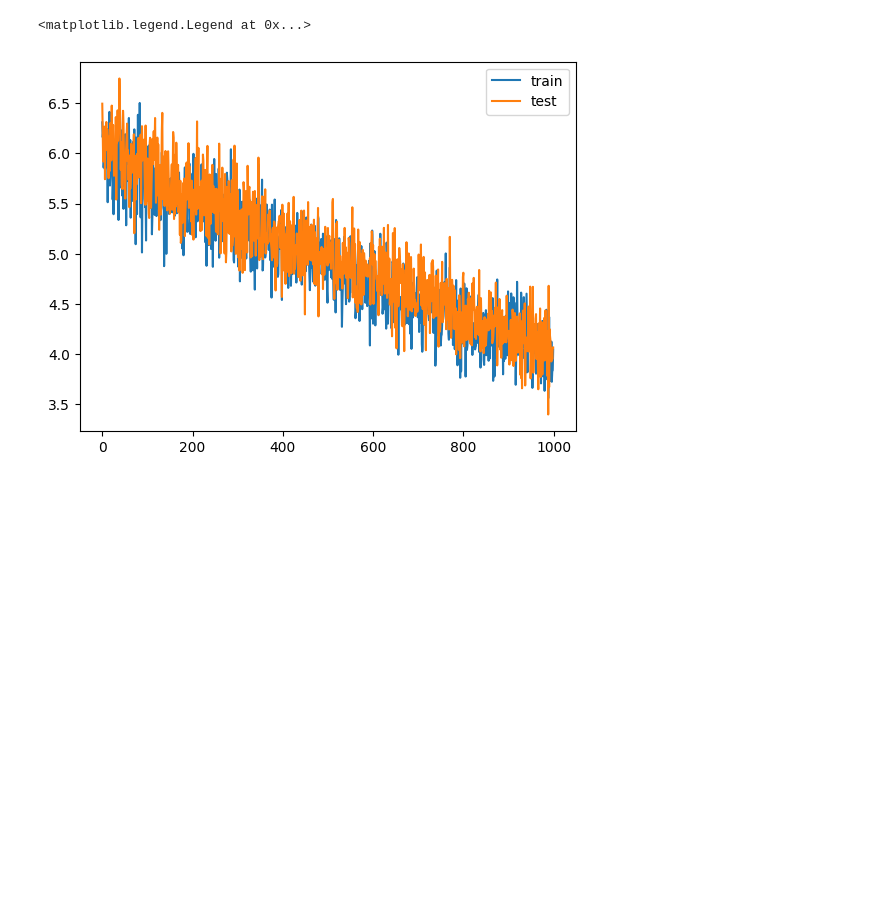
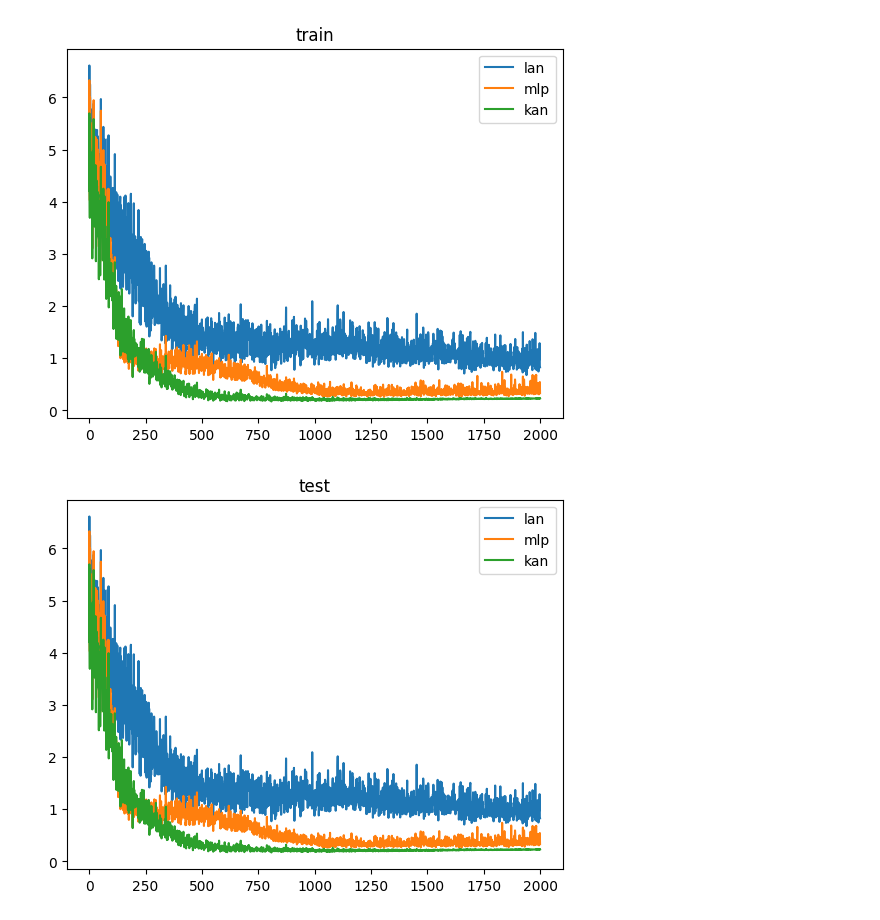
Before and after one commit to ansafronov/KAN_dl_project, a Jupyter notebook: LAN_layer.ipynb, the cells around one changed output. Cells and saved outputs as stored; diff of their text form; code cells hidden in the pictures; blank space fills up the shorter version.

```diff
--- a/LAN_layer.ipynb
+++ b/LAN_layer.ipynb
@@ -97,32 +139 @@ optimizer = torch.optim.AdamW(model.parameters(), lr=1e-3)
 loss_fn = loss_fn_eval = lambda x, y: torch.mean((x - y) ** 2)
-# %%
-
-pbar = tqdm(range(steps), desc='description', ncols=100)
-
-test_losses = []
-train_losses = []
-
-for _ in pbar:
-
-        train_id = np.random.choice(dataset['train_input'].shape[0], batch_size, replace=False)
-        test_id = np.random.choice(dataset['test_input'].shape[0], batch_size_test, replace=False)
-
-        # if _ % grid_update_freq == 0 and _ < stop_grid_update_step and update_grid:
-        #     self.update_grid_from_samples(dataset['train_input'][train_id].to(device))
-
-
-        pred = model(dataset['train_input'][train_id].to(device))
-        train_loss = loss_fn(pred, dataset['train_label'][train_id].to(device))
-        loss = train_loss
-        # reg_ = reg(self.acts_scale)
-
-        optimizer.zero_grad()
-        loss.backward()
-        optimizer.step()
-
-        test_loss = loss_fn_eval(model(dataset['test_input'][test_id].to(device)), dataset['test_label'][test_id].to(device))
-
-        if _ % 100 == 0:
-                pbar.set_description("train loss: %.2e | test loss: %.2e" % (torch.sqrt(train_loss).cpu().detach().numpy(), torch.sqrt(test_loss).cpu().detach().numpy()))
-        test_losses.append(test_loss.item())
-        train_losses.append(train_loss.item())
@@ -129,9 +232,18 @@ for _ in pbar:
 # %%
 import matplotlib.pyplot as plt
-# %%
-plt.plot(train_losses, label='train')
-plt.plot(test_losses, label='test')
-plt.legend()
-# %% [output]
-<matplotlib.legend.Legend at 0x...>
-[figure, removed]
+# %%
+for x in train_losses:
+    plt.plot(train_losses[x], label=x)
+plt.title('train')
+plt.legend()
+plt.show()
+
+
+for x in test_losses:
+    plt.plot(train_losses[x], label=x)
+plt.title('test')
+plt.legend()
+plt.show()
+# %% [output]
+[figure, added]
+[figure, added]
```
Also changed, not shown: parts of 12 cells of this notebook, 1 other file.
